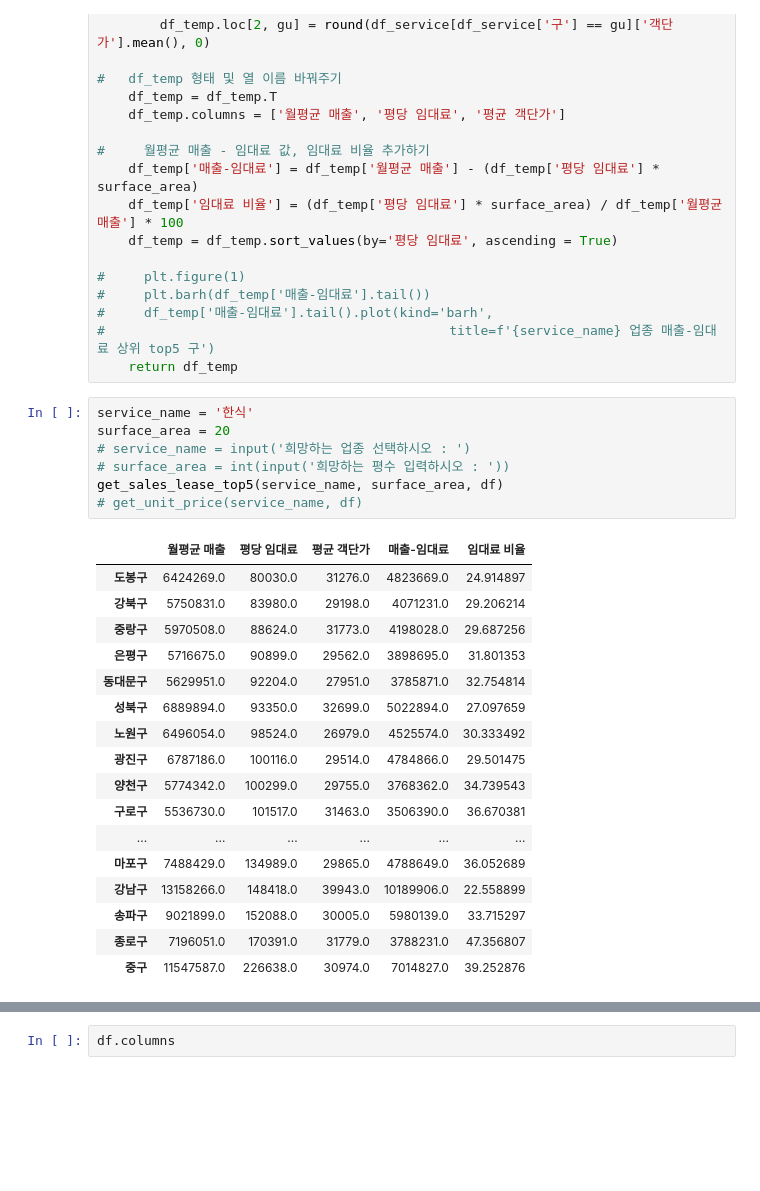
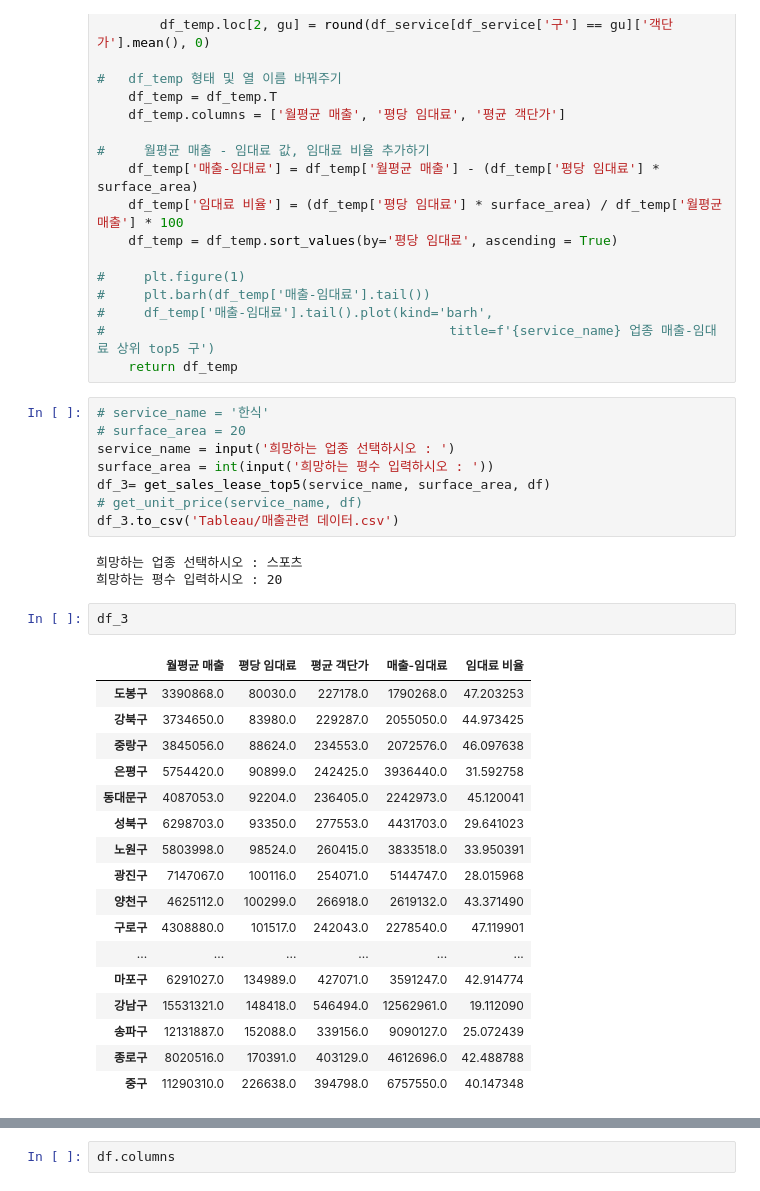
Before and after one commit to stonesteel0606/seoul_market_analysis, a Jupyter notebook: seoul_market_analysis_main.ipynb, the cells around one changed output, grey strips where cells are left out. Drawn from its saved outputs; the diff is of its cells as text; blank space fills up the shorter version.

```diff
--- a/seoul_market_analysis_main.ipynb
+++ b/seoul_market_analysis_main.ipynb
@@ -132,27 +133,33 @@ def get_sales_lease_top5(service_name, surface_area, df):
 #                                            title=f'{service_name} 업종 매출-임대료 상위 top5 구')
     return df_temp
 # %%
-service_name = '한식'
-surface_area = 20
-# service_name = input('희망하는 업종 선택하시오 : ')
-# surface_area = int(input('희망하는 평수 입력하시오 : '))
-get_sales_lease_top5(service_name, surface_area, df)
+# service_name = '한식'
+# surface_area = 20
+service_name = input('희망하는 업종 선택하시오 : ')
+surface_area = int(input('희망하는 평수 입력하시오 : '))
+df_3= get_sales_lease_top5(service_name, surface_area, df)
 # get_unit_price(service_name, df)
+df_3.to_csv('Tableau/매출관련 데이터.csv')
 # %% [output]
-|  | 월평균 매출 | 평당 임대료 | 평균 객단가 | 매출-임대료 | 임대료 비율 |
-| 도봉구 | 6424269.0 | 80030.0 | 31276.0 | 4823669.0 | 24.914897 |
-| 강북구 | 5750831.0 | 83980.0 | 29198.0 | 4071231.0 | 29.206214 |
-| 중랑구 | 5970508.0 | 88624.0 | 31773.0 | 4198028.0 | 29.687256 |
-| 은평구 | 5716675.0 | 90899.0 | 29562.0 | 3898695.0 | 31.801353 |
-| 동대문구 | 5629951.0 | 92204.0 | 27951.0 | 3785871.0 | 32.754814 |
-| 성북구 | 6889894.0 | 93350.0 | 32699.0 | 5022894.0 | 27.097659 |
-| 노원구 | 6496054.0 | 98524.0 | 26979.0 | 4525574.0 | 30.333492 |
-| 광진구 | 6787186.0 | 100116.0 | 29514.0 | 4784866.0 | 29.501475 |
-| 양천구 | 5774342.0 | 100299.0 | 29755.0 | 3768362.0 | 34.739543 |
-| 구로구 | 5536730.0 | 101517.0 | 31463.0 | 3506390.0 | 36.670381 |
-| ... | ... | ... | ... | ... | ... |
-| 마포구 | 7488429.0 | 134989.0 | 29865.0 | 4788649.0 | 36.052689 |
-| 강남구 | 13158266.0 | 148418.0 | 39943.0 | 10189906.0 | 22.558899 |
-| 송파구 | 9021899.0 | 152088.0 | 30005.0 | 5980139.0 | 33.715297 |
-| 종로구 | 7196051.0 | 170391.0 | 31779.0 | 3788231.0 | 47.356807 |
-| 중구 | 11547587.0 | 226638.0 | 30974.0 | 7014827.0 | 39.252876 |
+희망하는 업종 선택하시오 : 스포츠
+희망하는 평수 입력하시오 : 20
+# %%
+df_3
+# %% [output]
+|  | 월평균 매출 | 평당 임대료 | 평균 객단가 | 매출-임대료 | 임대료 비율 |
+| 도봉구 | 3390868.0 | 80030.0 | 227178.0 | 1790268.0 | 47.203253 |
+| 강북구 | 3734650.0 | 83980.0 | 229287.0 | 2055050.0 | 44.973425 |
+| 중랑구 | 3845056.0 | 88624.0 | 234553.0 | 2072576.0 | 46.097638 |
+| 은평구 | 5754420.0 | 90899.0 | 242425.0 | 3936440.0 | 31.592758 |
+| 동대문구 | 4087053.0 | 92204.0 | 236405.0 | 2242973.0 | 45.120041 |
+| 성북구 | 6298703.0 | 93350.0 | 277553.0 | 4431703.0 | 29.641023 |
+| 노원구 | 5803998.0 | 98524.0 | 260415.0 | 3833518.0 | 33.950391 |
+| 광진구 | 7147067.0 | 100116.0 | 254071.0 | 5144747.0 | 28.015968 |
+| 양천구 | 4625112.0 | 100299.0 | 266918.0 | 2619132.0 | 43.371490 |
+| 구로구 | 4308880.0 | 101517.0 | 242043.0 | 2278540.0 | 47.119901 |
+| ... | ... | ... | ... | ... | ... |
+| 마포구 | 6291027.0 | 134989.0 | 427071.0 | 3591247.0 | 42.914774 |
+| 강남구 | 15531321.0 | 148418.0 | 546494.0 | 12562961.0 | 19.112090 |
+| 송파구 | 12131887.0 | 152088.0 | 339156.0 | 9090127.0 | 25.072439 |
+| 종로구 | 8020516.0 | 170391.0 | 403129.0 | 4612696.0 | 42.488788 |
+| 중구 | 11290310.0 | 226638.0 | 394798.0 | 6757550.0 | 40.147348 |
```
Also changed, not shown: parts of 5 cells of this notebook, 1 other file.
